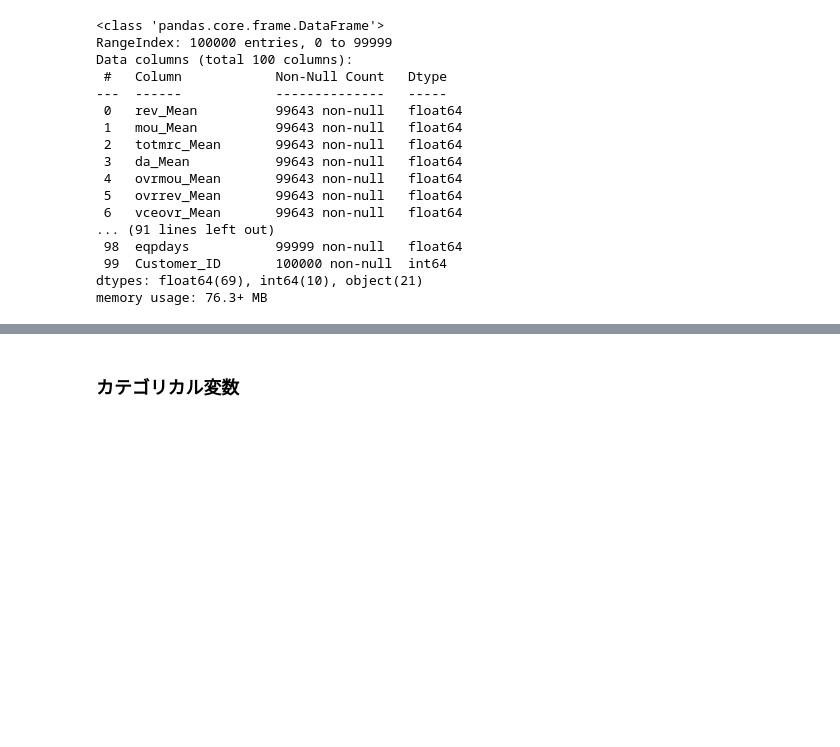
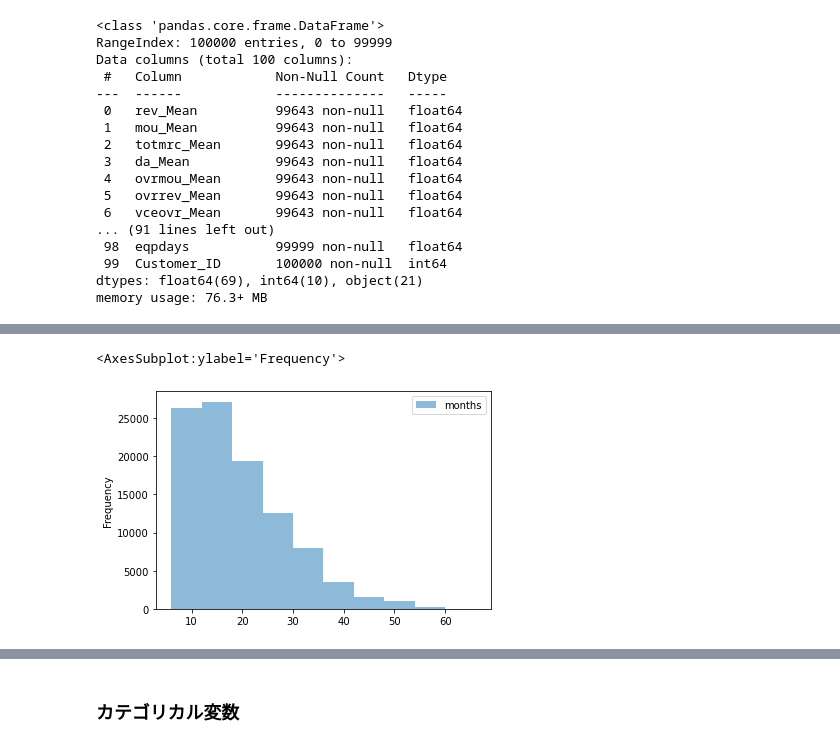
Before and after one commit to Fumiya-Matsumoto/telecom_customer, a Jupyter notebook: notebook/eda.ipynb, the cells around one changed output, grey strips where cells are left out. Saved outputs shown, nothing was run; the diff lists cells and outputs as text; code cells hidden in the pictures; blank space fills up the shorter version.

```diff
--- a/notebook/eda.ipynb
+++ b/notebook/eda.ipynb
@@ -170,0 +278,6 @@ float( 70 ):
+# %%
+bins_list = [6, 12, 18, 24, 30, 36, 42, 48, 54, 60, 66]
+df['months'].plot.hist(bins=bins_list, alpha=0.5, legend=True)
+# %% [output]
+<AxesSubplot:ylabel='Frequency'>
+[figure, added]
```
Also changed, not shown: parts of 58 cells of this notebook, 2 other files.
